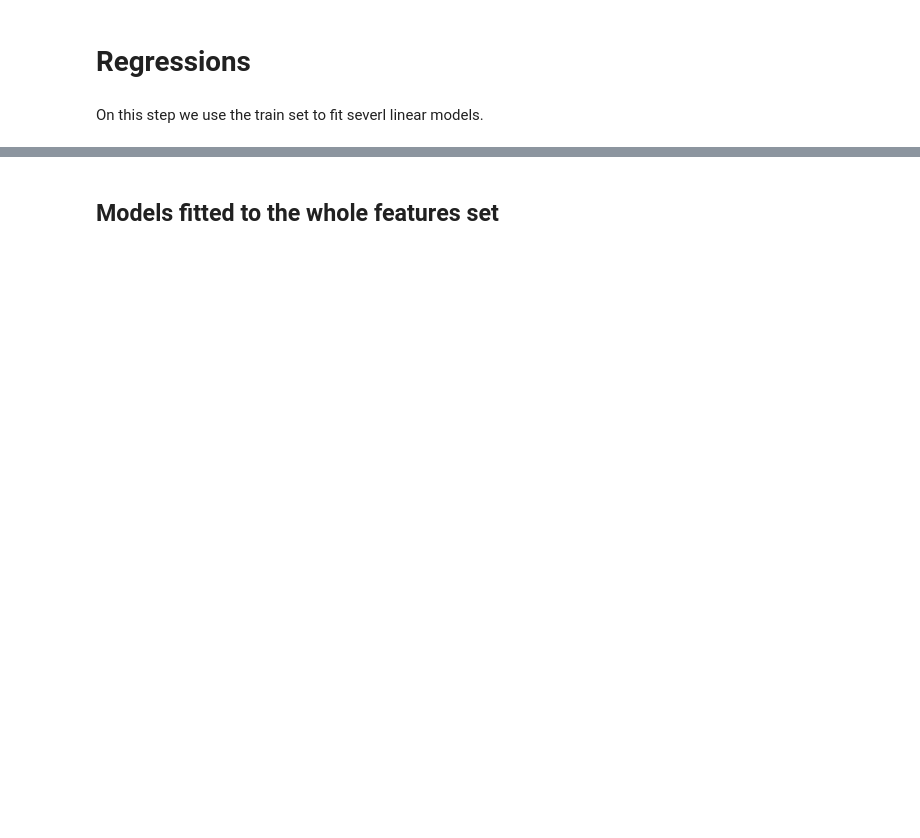
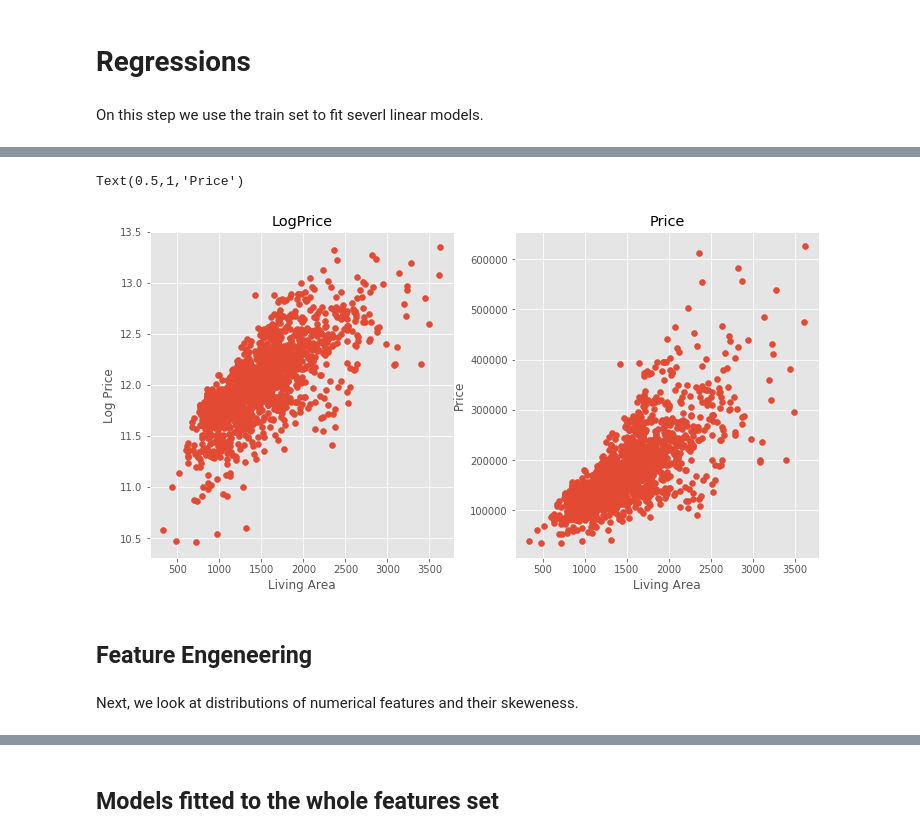
Before and after one commit to MikeStukalo/Ames, a Jupyter notebook: Regressions.ipynb, the cells around one changed output, grey strips where cells are left out. Cells and saved outputs as stored; diff of their text form; code cells hidden in the pictures; blank space fills up the shorter version.

```diff
--- a/Regressions.ipynb
+++ b/Regressions.ipynb
@@ -8,0 +80,25 @@ On this step we use the train set to fit severl linear models.
+# %%
+df = df.loc[(df.GrLivArea<4000) & (df.SalePrice<700000),:]
+# %%
+matplotlib.rcParams['figure.figsize'] = (12.0, 6.0)
+prices = pd.DataFrame({"price":df["SalePrice"], "log(price)":np.log(df["SalePrice"])})
+prices = prices.join(pd.DataFrame({'LivingArea':df.GrLivArea}))
+
+plt.subplot(1,2,1)
+plt.scatter(prices['LivingArea'], prices['log(price)'])
+plt.ylabel('Log Price')
+plt.xlabel('Living Area')
+plt.title('LogPrice')
+
+plt.subplot(1,2,2)
+plt.scatter(prices['LivingArea'], prices['price'])
+plt.ylabel('Price')
+plt.xlabel('Living Area')
+plt.title('Price')
+# %% [output]
+Text(0.5,1,'Price')
+[figure, added]
+# %% [markdown]
+## Feature Engeneering
+# %% [markdown]
+Next, we look at distributions of numerical features and their skeweness.
```
Also changed, not shown: parts of 71 cells of this notebook, 19 other files.
